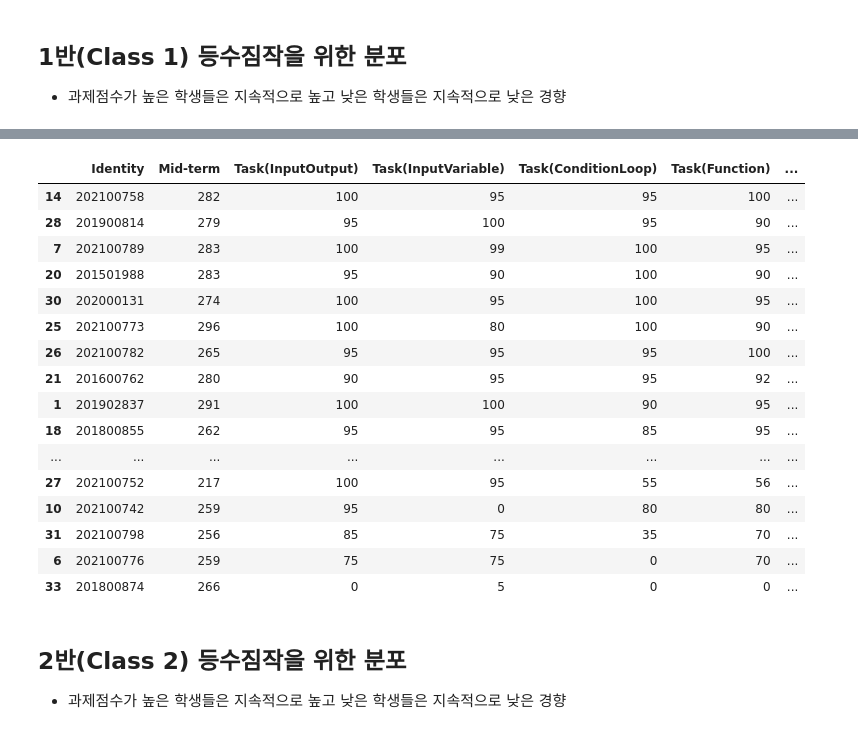
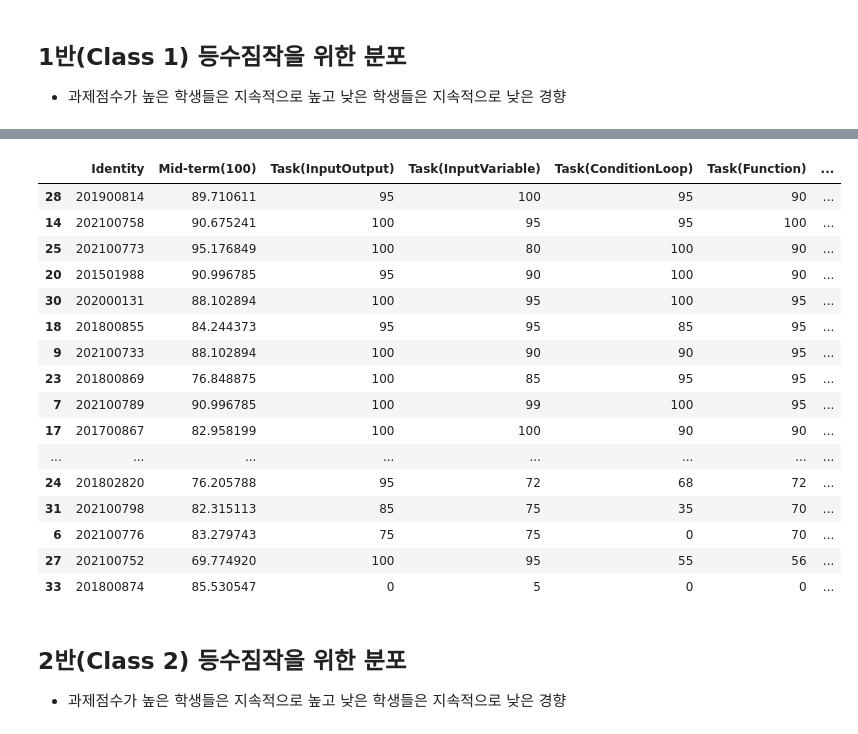
Before and after one commit to cheonbi/Digital-Economy, a Jupyter notebook: 202112_DigitalPlatform_Score_KK.ipynb, the cells around one changed output, grey strips where cells are left out. Saved outputs shown, nothing was run; the diff lists cells and outputs as text; code cells hidden in the pictures.

```diff
--- a/점수분포공유.ipynb
+++ b/202112_DigitalPlatform_Score_KK.ipynb
@@ -10,9 +10,13 @@ import seaborn as sns
 # %% [markdown]
 # 데이터로딩
 # %%
-df = pd.read_csv('Score.txt', sep='\t')
+df = pd.read_csv('202112_DigitalPlatform_Score_KK.txt', sep='\t')
 df.columns = ['Class', 'Name', 'Name_ENG', 'Identity', 'Division', 'Department', 'E-mail',
-              'Mid-term', 'Task(InputOutput)', 'Task(InputVariable)', 'Task(ConditionLoop)', 'Task(Function)', 'Tast(InputNumpy)']
+              'Mid-term', 'Mid-term(100)',
+              'Task(InputOutput)', 'Task(InputVariable)', 'Task(ConditionLoop)', 'Task(Function)',
+              'Tast(InputNumpy)', 'Tast(InputDataFrame)',
+              'w0', 'w1', 'w2', 'w3', 'w4', 'w5', 'w6',
+              'Mid&Final']
 df_dict = dict()
 for num in df.Class.unique():
     df_dict[num] = df[df.Class == num]
@@ -138,26 +152,25 @@ for col in df_dict[1].iloc[:,8:].columns:
 # %%
 df_temp = pd.concat([df_dict[1]['Identity'],
-                     df_dict[1].iloc[:,7:],
-                     pd.DataFrame(df_dict[1].iloc[:,7:].sum(axis=1), columns=['Total'])], axis=1)
-df_temp.sort_values(by='Total', ascending=False)
+                     df_dict[1].iloc[:,[8,9,10,11,12,13,14,-1]]], axis=1)
+df_temp.sort_values(by='Mid&Final', ascending=False)
 # %% [output]
-|  | Identity | Mid-term | Task(InputOutput) | Task(InputVariable) | Task(ConditionLoop) | Task(Function) | ... |
-| 14 | 202100758 | 282 | 100 | 95 | 95 | 100 | ... |
-| 28 | 201900814 | 279 | 95 | 100 | 95 | 90 | ... |
-| 7 | 202100789 | 283 | 100 | 99 | 100 | 95 | ... |
-| 20 | 201501988 | 283 | 95 | 90 | 100 | 90 | ... |
-| 30 | 202000131 | 274 | 100 | 95 | 100 | 95 | ... |
-| 25 | 202100773 | 296 | 100 | 80 | 100 | 90 | ... |
-| 26 | 202100782 | 265 | 95 | 95 | 95 | 100 | ... |
-| 21 | 201600762 | 280 | 90 | 95 | 95 | 92 | ... |
-| 1 | 201902837 | 291 | 100 | 100 | 90 | 95 | ... |
-| 18 | 201800855 | 262 | 95 | 95 | 85 | 95 | ... |
+|  | Identity | Mid-term(100) | Task(InputOutput) | Task(InputVariable) | Task(ConditionLoop) | Task(Function) | ... |
+| 28 | 201900814 | 89.710611 | 95 | 100 | 95 | 90 | ... |
+| 14 | 202100758 | 90.675241 | 100 | 95 | 95 | 100 | ... |
+| 25 | 202100773 | 95.176849 | 100 | 80 | 100 | 90 | ... |
+| 20 | 201501988 | 90.996785 | 95 | 90 | 100 | 90 | ... |
+| 30 | 202000131 | 88.102894 | 100 | 95 | 100 | 95 | ... |
+| 18 | 201800855 | 84.244373 | 95 | 95 | 85 | 95 | ... |
+| 9 | 202100733 | 88.102894 | 100 | 90 | 90 | 95 | ... |
+| 23 | 201800869 | 76.848875 | 100 | 85 | 95 | 95 | ... |
+| 7 | 202100789 | 90.996785 | 100 | 99 | 100 | 95 | ... |
+| 17 | 201700867 | 82.958199 | 100 | 100 | 90 | 90 | ... |
 | ... | ... | ... | ... | ... | ... | ... | ... |
-| 27 | 202100752 | 217 | 100 | 95 | 55 | 56 | ... |
-| 10 | 202100742 | 259 | 95 | 0 | 80 | 80 | ... |
-| 31 | 202100798 | 256 | 85 | 75 | 35 | 70 | ... |
-| 6 | 202100776 | 259 | 75 | 75 | 0 | 70 | ... |
-| 33 | 201800874 | 266 | 0 | 5 | 0 | 0 | ... |
+| 24 | 201802820 | 76.205788 | 95 | 72 | 68 | 72 | ... |
+| 31 | 202100798 | 82.315113 | 85 | 75 | 35 | 70 | ... |
+| 6 | 202100776 | 83.279743 | 75 | 75 | 0 | 70 | ... |
+| 27 | 202100752 | 69.774920 | 100 | 95 | 55 | 56 | ... |
+| 33 | 201800874 | 85.530547 | 0 | 5 | 0 | 0 | ... |
 # %% [markdown]
 ## 2반(Class 2) 등수짐작을 위한 분포
 
```
Also changed, not shown: parts of 9 cells of this notebook.
